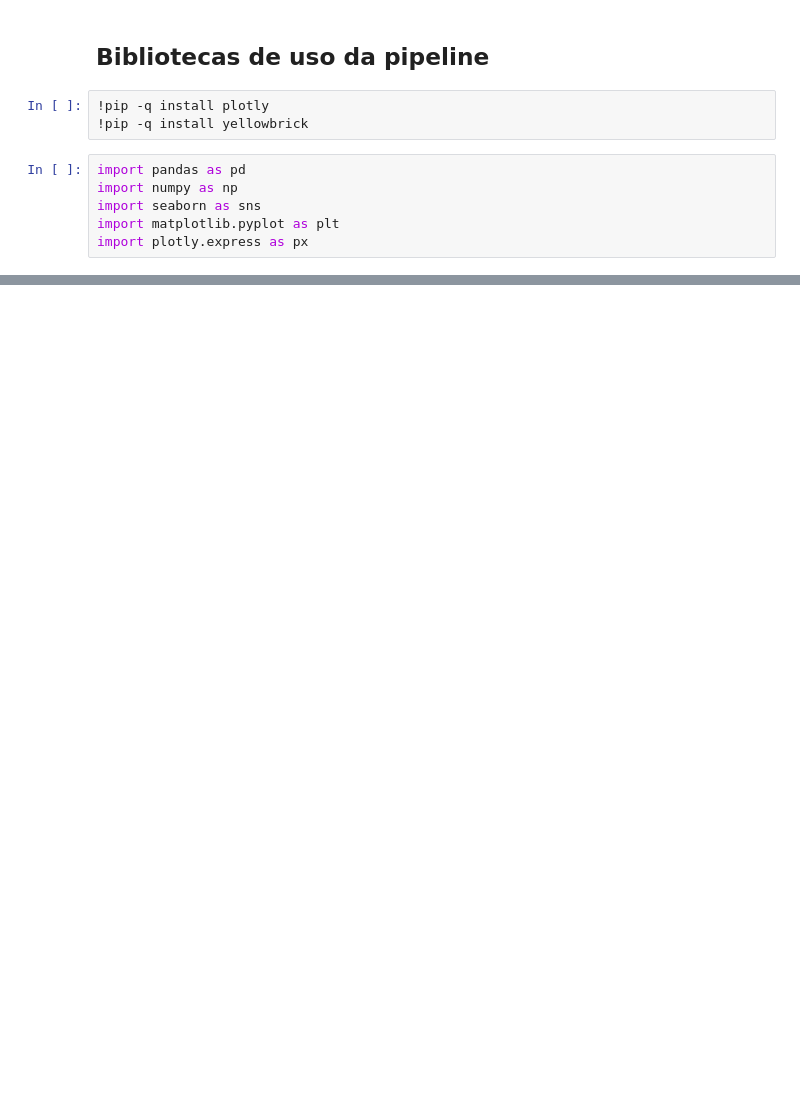
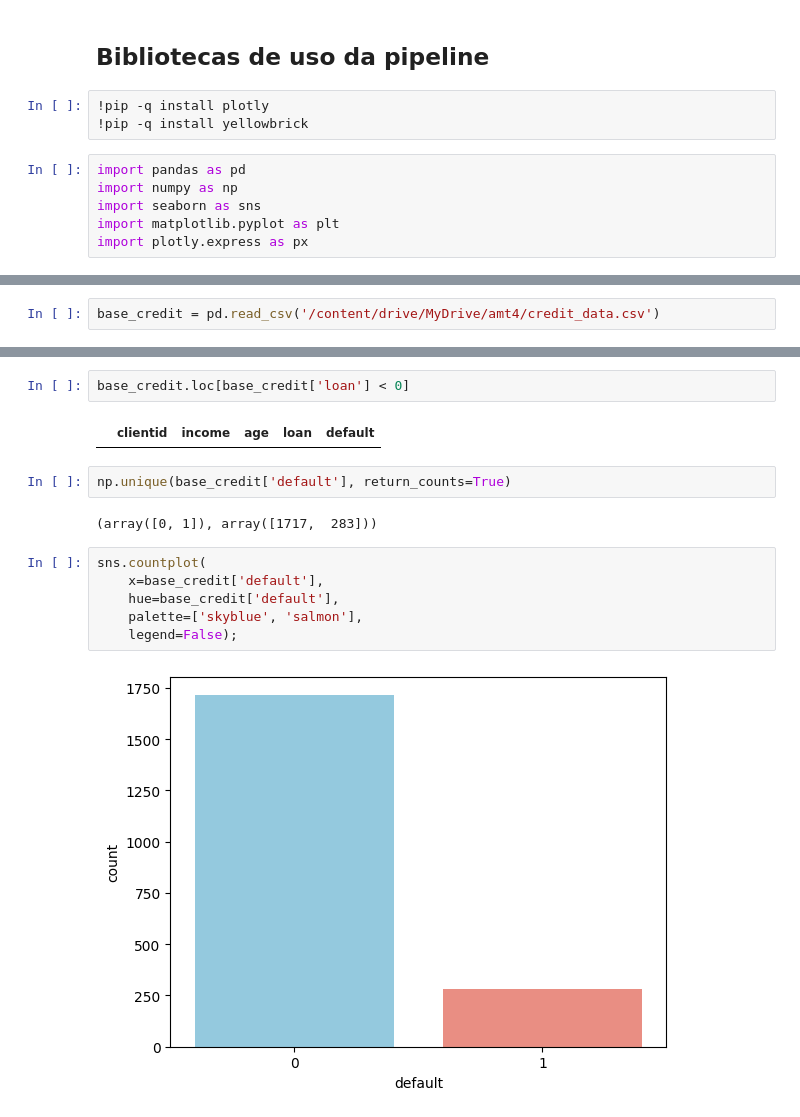
Before and after one commit to luan1202/am-t4-s1a2026, a Jupyter notebook: Untitled0.ipynb, the cells around one changed output, grey strips where cells are left out. Saved outputs shown, nothing was run; the diff lists cells and outputs as text; blank space fills up the shorter version.

```diff
--- a/Untitled0.ipynb
+++ b/Untitled0.ipynb
@@ -93,0 +100,2 @@ import plotly.express as px
+# %%
+base_credit = pd.read_csv('/content/drive/MyDrive/amt4/credit_data.csv')
@@ -93,0 +158,16 @@ import plotly.express as px
+# %%
+base_credit.loc[base_credit['loan'] < 0]
+# %% [output]
+|  | clientid | income | age | loan | default |
+# %%
+np.unique(base_credit['default'], return_counts=True)
+# %% [output]
+(array([0, 1]), array([1717,  283]))
+# %%
+sns.countplot(
+    x=base_credit['default'],
+    hue=base_credit['default'],
+    palette=['skyblue', 'salmon'],
+    legend=False);
+# %% [output]
+[figure, added]
```
Also changed, not shown: parts of 37 cells of this notebook.
